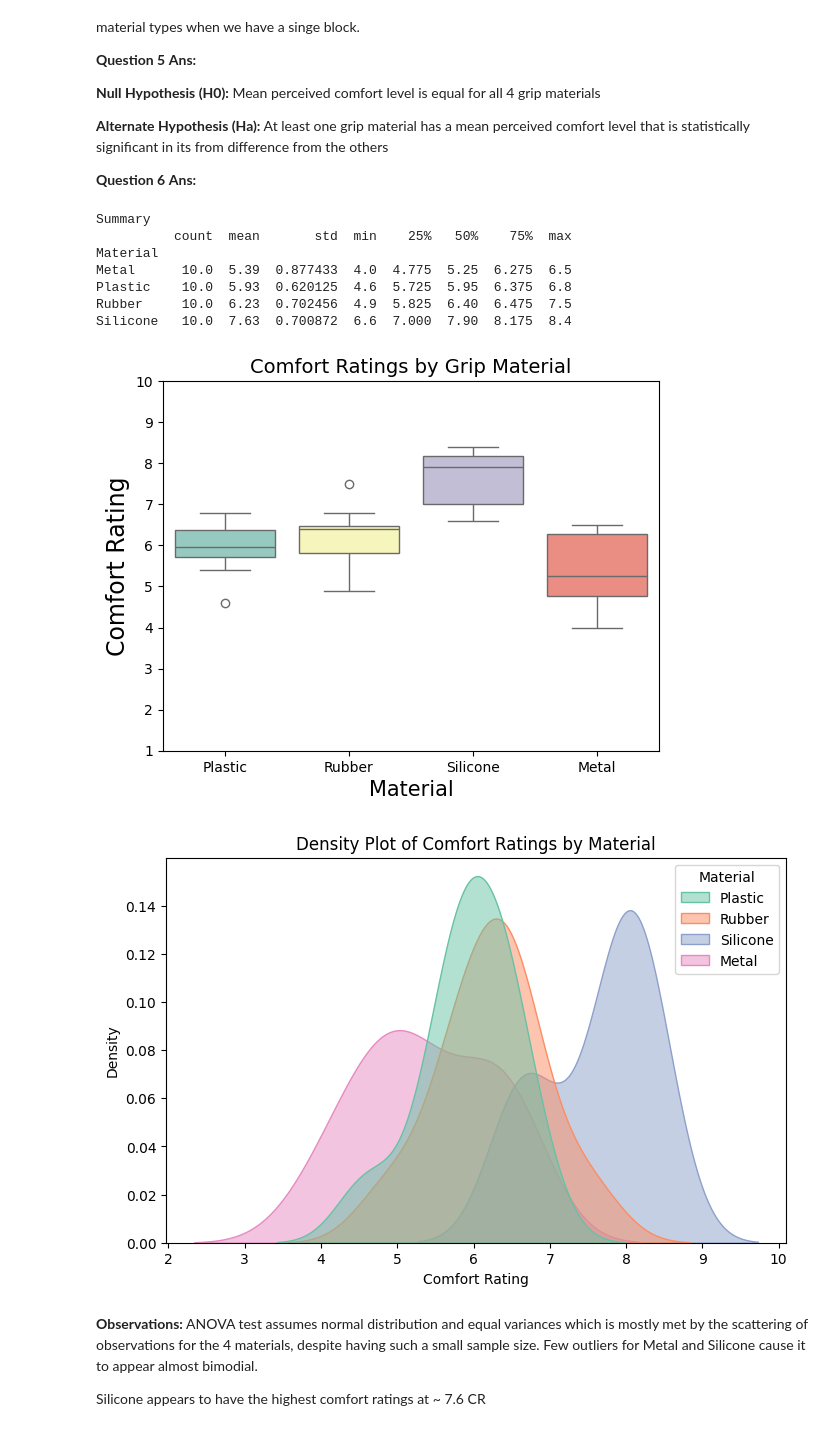
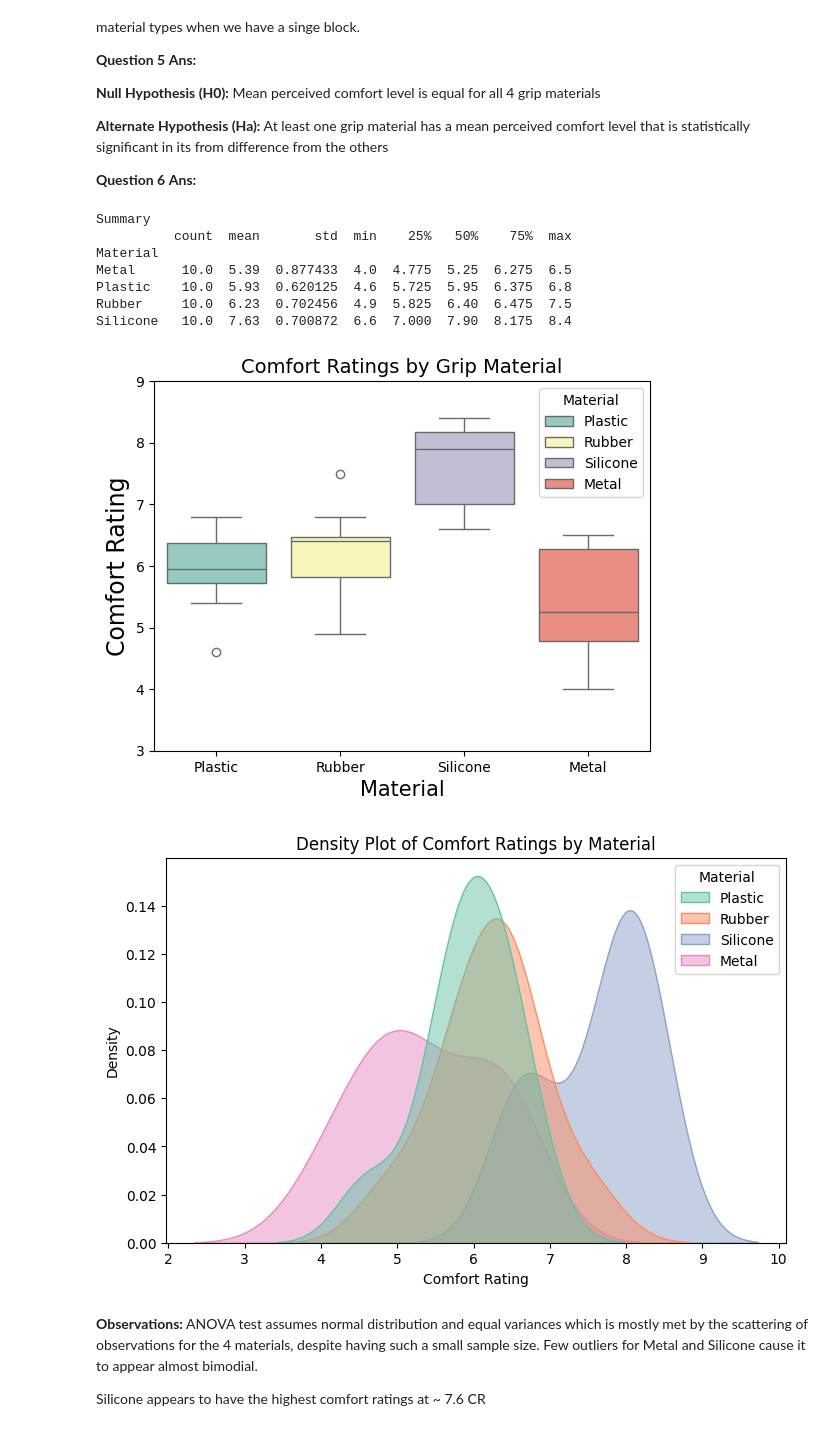
Before and after one commit to Cipher212/STAT-7220-Applied-Experimental-Design, a Jupyter notebook: Assignments/Midterm-Exam/Midterm-Exam.ipynb, the cells around one changed output. Drawn from its saved outputs; the diff is of its cells as text; code cells hidden in the pictures.

```diff
--- a/Assignments/Midterm-Exam/Midterm-Exam.ipynb
+++ b/Assignments/Midterm-Exam/Midterm-Exam.ipynb
@@ -174,36 +174,36 @@ print("Summary")
 print(summary_stats)
 
 print("\n\n\n")
 
 #boxplot
-sns.boxplot(x='Material', y='Comfort', hue='Material', data=df, palette='Set3', legend=False)
+sns.boxplot(x='Material', y='Comfort', hue='Material', data=df, palette='Set3', legend=True)
 
 
 
 plt.title('Comfort Ratings by Grip Material', fontsize=14)
 plt.ylabel('Comfort Rating', fontsize=17)
 plt.xlabel('Material', fontsize=15)
-plt.ylim(1, 10)
+plt.ylim(3, 9)
 
 
 
 #density plot
 
 plt.figure(figsize=(8, 5))
 sns.kdeplot(data=df, x='Comfort', hue='Material', fill=True, palette='Set2', alpha=0.5)
 plt.title('Density Plot of Comfort Ratings by Material')
 plt.xlabel('Comfort Rating')
 plt.ylabel('Density')
 plt.savefig('comfort_density.png', bbox_inches='tight')
 # %% [output]
 Summary
           count  mean       std  min    25%   50%    75%  max
 Material
 Metal      10.0  5.39  0.877433  4.0  4.775  5.25  6.275  6.5
 Plastic    10.0  5.93  0.620125  4.6  5.725  5.95  6.375  6.8
 Rubber     10.0  6.23  0.702456  4.9  5.825  6.40  6.475  7.5
 Silicone   10.0  7.63  0.700872  6.6  7.000  7.90  8.175  8.4
-[figure, old version]
+[figure, new version]
 [figure]
 # %% [markdown]
 **Observations:** ANOVA test assumes normal distribution and equal variances which is mostly met by the scattering of observations for the 4 materials, despite having such a small sample size. Few outliers for Metal and Silicone cause it to appear almost bimodial.
```
Also changed, not shown: parts of 6 cells of this notebook.
